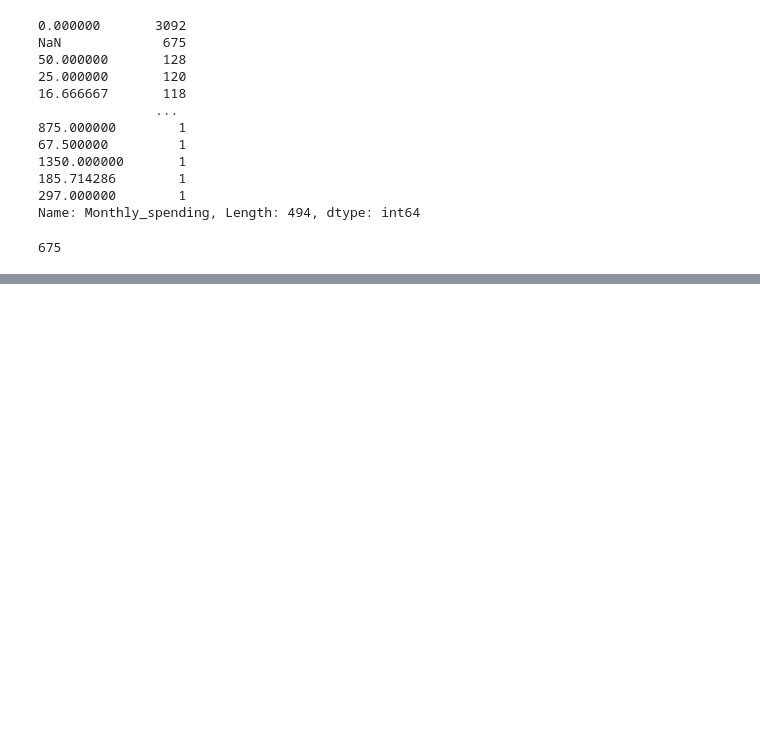
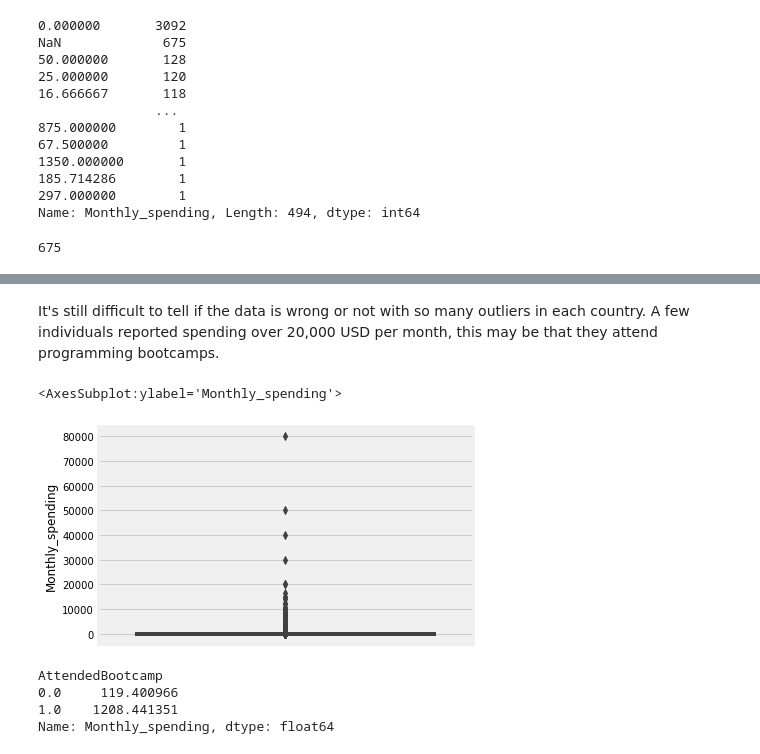
Before and after one commit to paul-trood/Portfolio-Best_Markets_for_Advertising, a Jupyter notebook: coding_survey.ipynb, the cells around one changed output, grey strips where cells are left out. Drawn from its saved outputs; the diff is of its cells as text; code cells hidden in the pictures; blank space fills up the shorter version.

```diff
--- a/coding_survey.ipynb
+++ b/coding_survey.ipynb
@@ -468,0 +478,14 @@ Name: Monthly_spending, dtype: float64
+# %% [markdown]
+It's still difficult to tell if the data is wrong or not with so many outliers in each country. A few individuals reported spending over 20,000 USD per month, this may be that they attend programming bootcamps.
+# %%
+sns.boxplot(y = "Monthly_spending", data = spending)
+# %% [output]
+<AxesSubplot:ylabel='Monthly_spending'>
+[figure, added]
+# %%
+spending.groupby("AttendedBootcamp")["Monthly_spending"].mean()
+# %% [output]
+AttendedBootcamp
+0.0     119.400966
+1.0    1208.441351
+Name: Monthly_spending, dtype: float64
```
Also changed, not shown: parts of 22 cells of this notebook.
